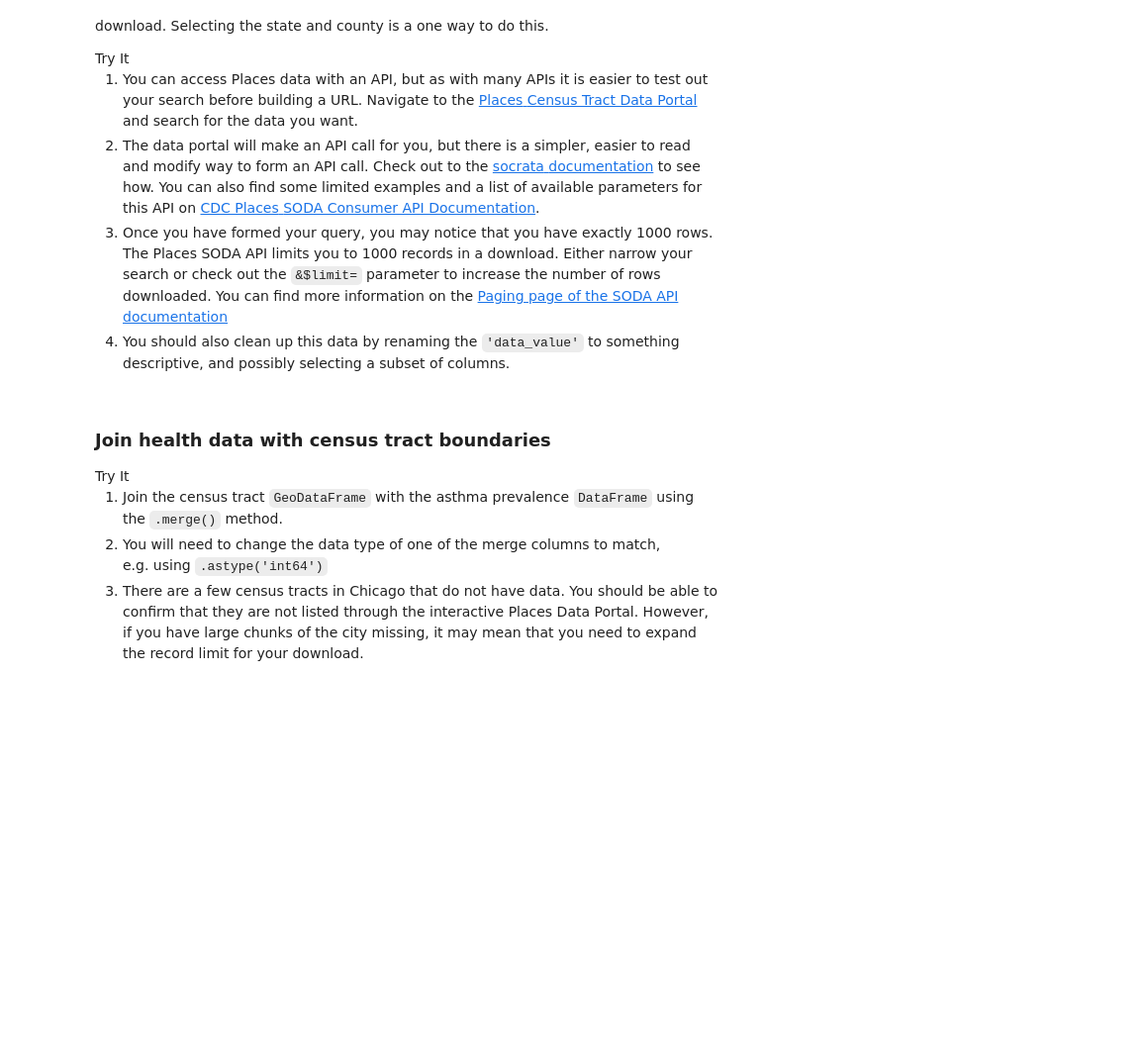
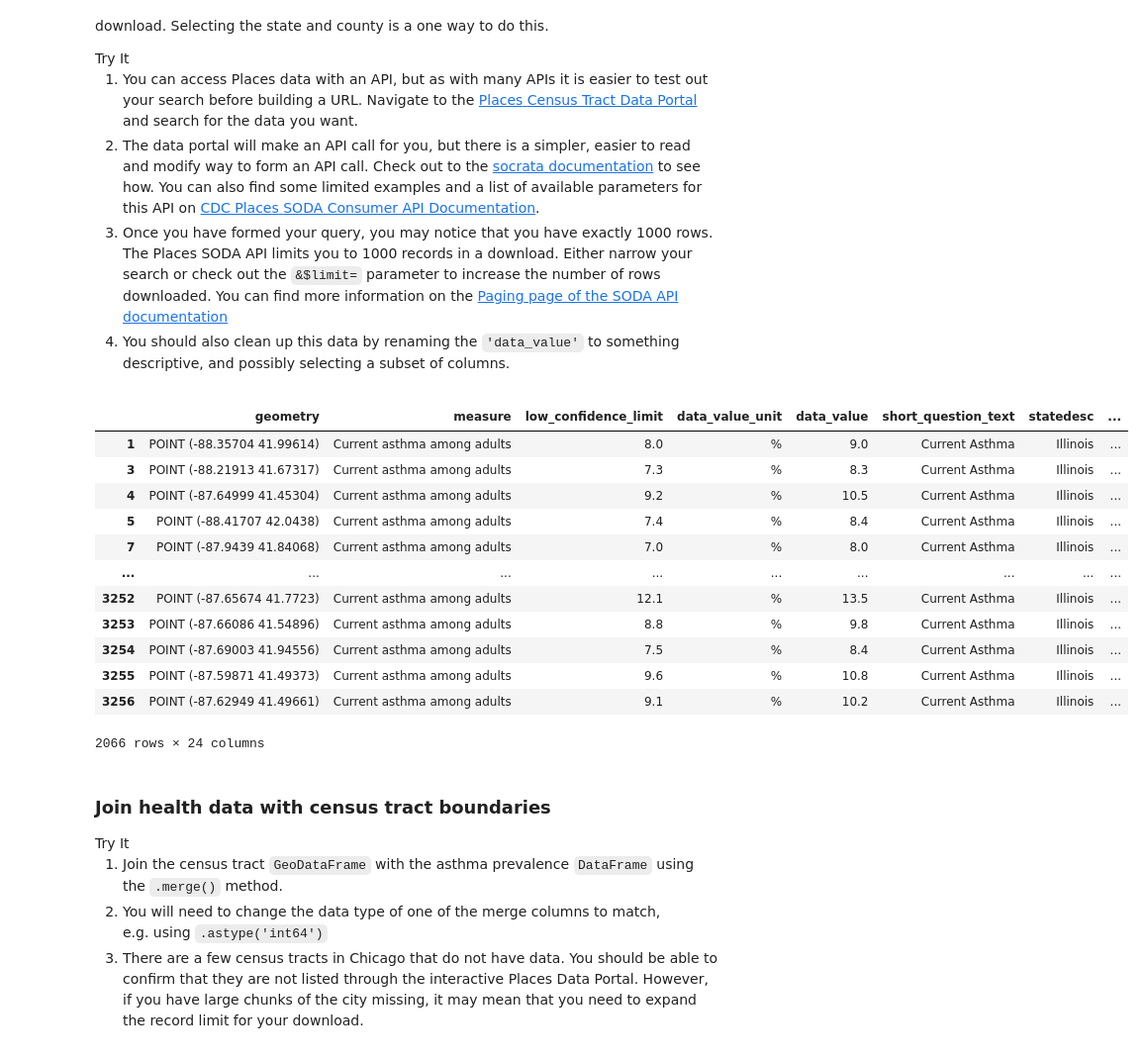
Before and after one commit to earthlab-education/big-data-lauren-alexandra, a Jupyter notebook: big-data.ipynb, the cells around one changed output. Shown at 99% size. Drawn from its saved outputs; the diff is of its cells as text; code cells hidden in the pictures; blank space fills up the shorter version.

Commit message:
chi asthma data

```diff
--- a/big-data.ipynb
+++ b/big-data.ipynb
@@ -168,11 +169,11 @@ if not glob(census_tract_pattern):
 illinois_df = census_gdf[census_gdf.stateabbr == 'IL']
 
 # Chicago counties (Chicago Metropolitan Agency for Planning)
-chicago_counties = [
+CHICAGO_COUNTIES = [
     "Cook", "DuPage", "Kane", "Kendall", "Lake", "McHenry", "Will"
 ]
 
-cdc_chi_tracts = illinois_df[illinois_df['countyname'].isin(chicago_counties)]
+cdc_chi_tracts = illinois_df[illinois_df['countyname'].isin(CHICAGO_COUNTIES)]
 
 # Site plot -- Census tracts with satellite imagery in the background
 cdc_chi_tracts.hvplot(
@@ -274,13 +275,48 @@ documentation</a></li>
 selecting a subset of columns.</li>
 </ol></div></div>
 # %%
+asthma_dir = os.path.join(data_dir, 'asthma')
+os.makedirs(asthma_dir, exist_ok=True)
+
 # Set up a path for the asthma data
+asthma_data_pattern = os.path.join(asthma_dir, '*')
 
 # Download asthma data (only once)
+if not glob(asthma_data_pattern):
+    il_asthma_req = requests.get(
+        "https://chronicdata.cdc.gov/resource/cwsq-ngmh.geojson?$limit=500000&"
+        "measure=Current asthma among adults&statedesc=Illinois&"
+    )
 
 # Load in asthma data
 
+# GeoJSON dictionary
+illinois_asthma_geodict = il_asthma_req.json()
+
+il_asthma_gdf = gpd.GeoDataFrame.from_features(
+                    illinois_asthma_geodict["features"]
+                )
+
+chi_asthma_gdf = il_asthma_gdf[
+                    il_asthma_gdf['countyname'].isin(CHICAGO_COUNTIES)
+                ]
+
 # Preview asthma data
+chi_asthma_gdf
+# %% [output]
+|  | geometry | measure | low_confidence_limit | data_value_unit | data_value | short_question_text | statedesc | ... |
+| 1 | POINT (-88.35704 41.99614) | Current asthma among adults | 8.0 | % | 9.0 | Current Asthma | Illinois | ... |
+| 3 | POINT (-88.21913 41.67317) | Current asthma among adults | 7.3 | % | 8.3 | Current Asthma | Illinois | ... |
+| 4 | POINT (-87.64999 41.45304) | Current asthma among adults | 9.2 | % | 10.5 | Current Asthma | Illinois | ... |
+| 5 | POINT (-88.41707 42.0438) | Current asthma among adults | 7.4 | % | 8.4 | Current Asthma | Illinois | ... |
+| 7 | POINT (-87.9439 41.84068) | Current asthma among adults | 7.0 | % | 8.0 | Current Asthma | Illinois | ... |
+| ... | ... | ... | ... | ... | ... | ... | ... | ... |
+| 3252 | POINT (-87.65674 41.7723) | Current asthma among adults | 12.1 | % | 13.5 | Current Asthma | Illinois | ... |
+| 3253 | POINT (-87.66086 41.54896) | Current asthma among adults | 8.8 | % | 9.8 | Current Asthma | Illinois | ... |
+| 3254 | POINT (-87.69003 41.94556) | Current asthma among adults | 7.5 | % | 8.4 | Current Asthma | Illinois | ... |
+| 3255 | POINT (-87.59871 41.49373) | Current asthma among adults | 9.6 | % | 10.8 | Current Asthma | Illinois | ... |
+| 3256 | POINT (-87.62949 41.49661) | Current asthma among adults | 9.1 | % | 10.2 | Current Asthma | Illinois | ... |
+2066 rows × 24 columns
 # %% [markdown]
 ### Join health data with census tract boundaries
 
```
Also changed, not shown: parts of 3 cells of this notebook.
